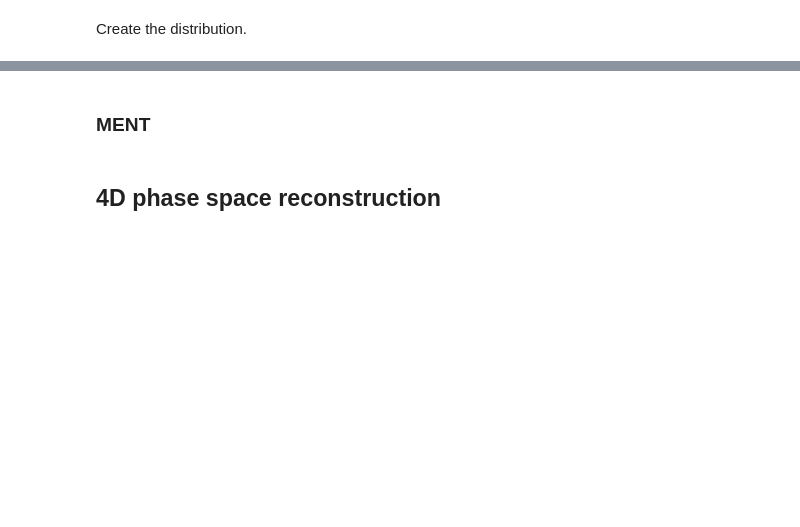
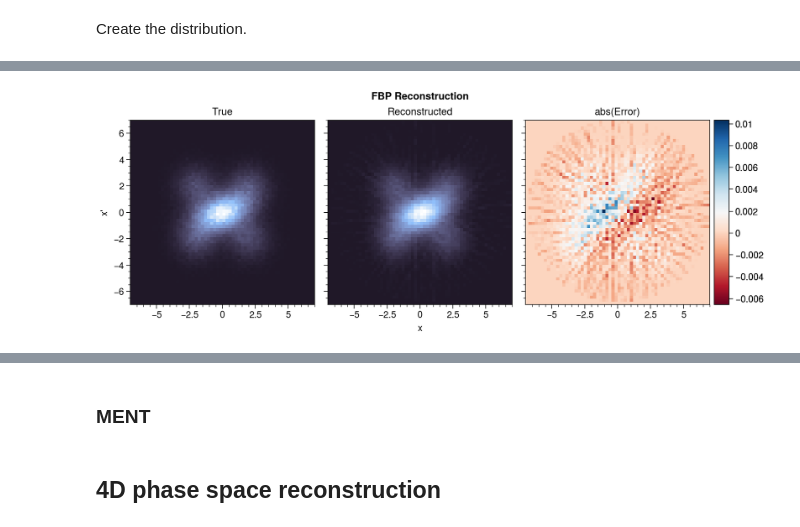
Before and after one commit to austin-hoover/accphys-tools, a Jupyter notebook: emittance_measurement_4D/tomography/test.ipynb, the cells around one changed output, grey strips where cells are left out. Cells and saved outputs as stored; diff of their text form; code cells hidden in the pictures; blank space fills up the shorter version.

```diff
--- a/emittance_measurement_4D/tomography/test.ipynb
+++ b/emittance_measurement_4D/tomography/test.ipynb
@@ -71 +97,7 @@ for i, angle in enumerate(tqdm(angles)):
+# %%
+def enforce_positive_dist(Z):
+    return np.clip(Z, 0.0, None)
+
+def normalize_dist(Z, bin_volume):
+    return Z / np.sum(Z) / bin_volume
 # %% [markdown]
@@ -77,13 +105,16 @@ skimage_angles = 90.0 + np.degrees(angles)
 # %%
-Z_rec = iradon(projections, theta=skimage_angles)
-Z_rec /= np.sum(Z_rec)
+Z_fbp = iradon(P.T, theta=-np.degrees(angles)).T
+Z_fbp = enforce_positive_dist(Z_fbp)
+Z_fbp = normalize_dist(Z_fbp, bin_area)
 # %%
 fig, axes = pplt.subplots(ncols=3, figsize=None)
 kws = dict(cmap='dusk_r', shading='auto')
-axes[0].pcolormesh(xgrid, ygrid, Z.T, **kws)
-axes[1].pcolormesh(xgrid, ygrid, Z_rec.T, **kws)
-axes[2].pcolormesh(xgrid, ygrid, (Z - Z_rec).T, cmap='RdBu', colorbar=True)
-axes.format(xlabel="x", ylabel="x'")
+axes[0].pcolormesh(xcenters, ycenters, Z.T, **kws)
+axes[1].pcolormesh(xcenters, ycenters, Z_fbp.T, **kws)
+axes[2].pcolormesh(xcenters, ycenters, (Z - Z_fbp).T, cmap='RdBu', colorbar=True, discrete=False)
+axes.format(xlabel="x", ylabel="x'", suptitle='FBP Reconstruction')
 axes[0].set_title('True')
 axes[1].set_title('Reconstructed');
 axes[2].set_title('abs(Error)');
+# %% [output]
+[figure, added]
```
Also changed, not shown: parts of 42 cells of this notebook.
